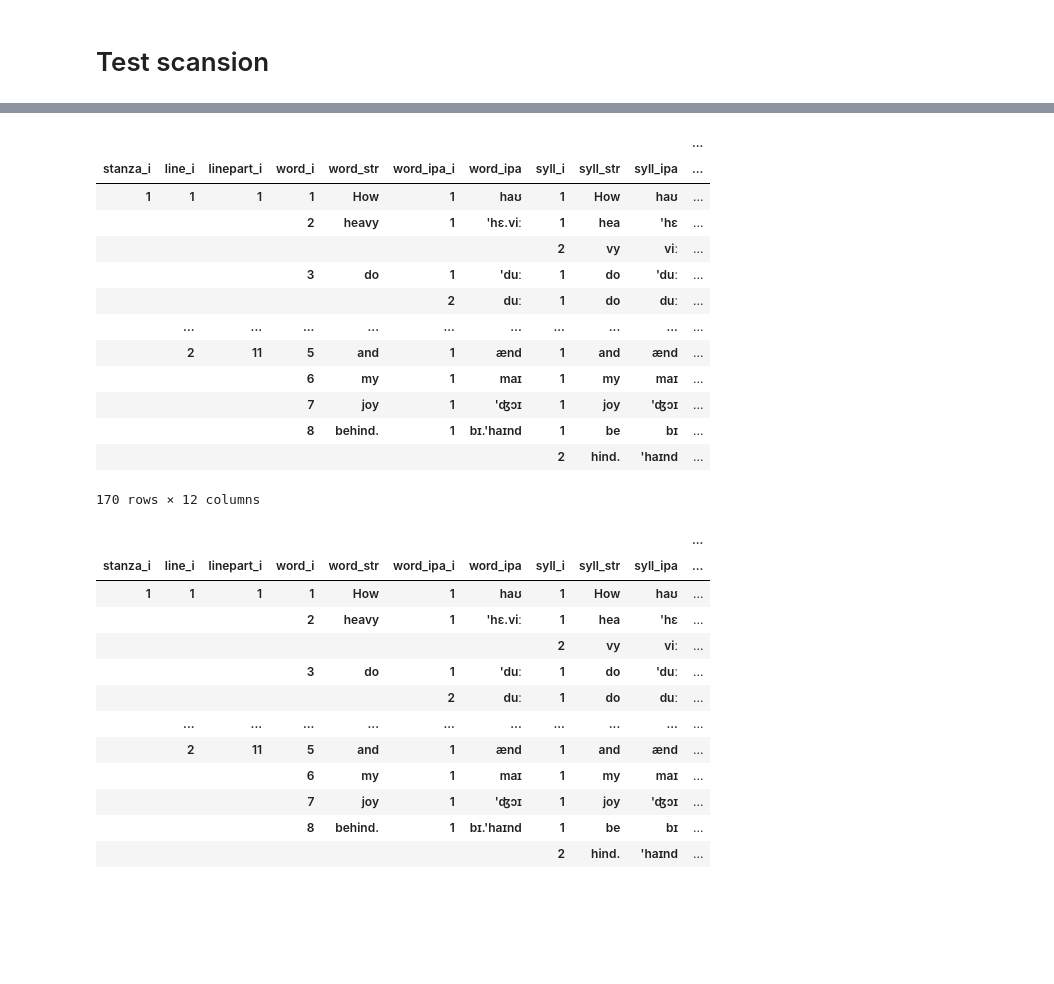
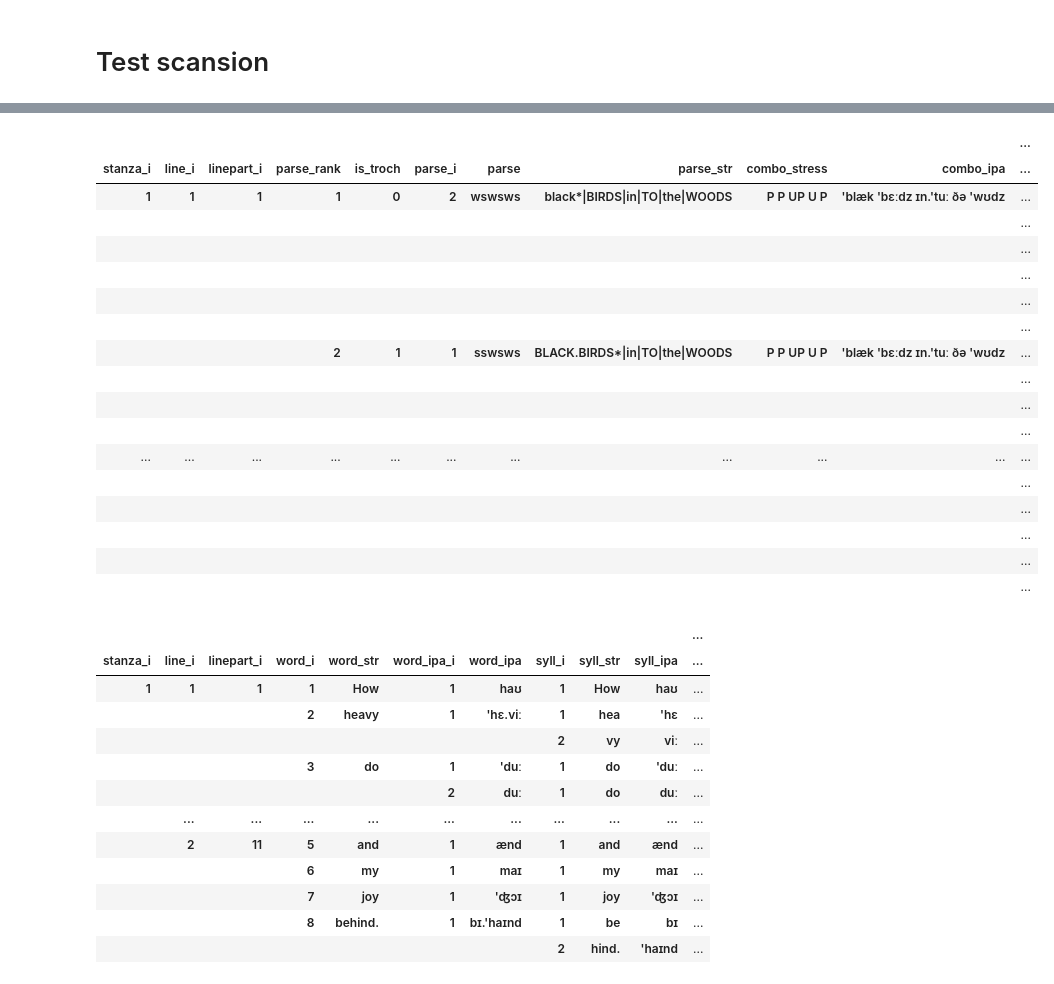
Before and after one commit to quadrismegistus/cadence, a Jupyter notebook: notebooks/test_db.ipynb, the cells around one changed output, grey strips where cells are left out. Drawn from its saved outputs; the diff is of its cells as text; code cells hidden in the pictures; blank space fills up the shorter version.

```diff
--- a/notebooks/test_db.ipynb
+++ b/notebooks/test_db.ipynb
@@ -204,20 +36,26 @@ scan(txt,phrasebreaks=True,linebreaks=False,num_proc=8)
-# %%
-scan(txt,phrasebreaks=True,linebreaks=False,num_proc=8)
-# %% [output]
-|  |  |  |  |  |  |  |  |  |  | ... |
-| stanza_i | line_i | linepart_i | word_i | word_str | word_ipa_i | word_ipa | syll_i | syll_str | syll_ipa | ... |
-| 1 | 1 | 1 | 1 | How | 1 | haʊ | 1 | How | haʊ | ... |
-|  |  |  | 2 | heavy | 1 | 'hɛ.viː | 1 | hea | 'hɛ | ... |
-|  |  |  |  |  |  |  | 2 | vy | viː | ... |
-|  |  |  | 3 | do | 1 | 'duː | 1 | do | 'duː | ... |
-|  |  |  |  |  | 2 | duː | 1 | do | duː | ... |
-|  | ... | ... | ... | ... | ... | ... | ... | ... | ... | ... |
-|  | 2 | 11 | 5 | and | 1 | ænd | 1 | and | ænd | ... |
-|  |  |  | 6 | my | 1 | maɪ | 1 | my | maɪ | ... |
-|  |  |  | 7 | joy | 1 | 'ʤɔɪ | 1 | joy | 'ʤɔɪ | ... |
-|  |  |  | 8 | behind. | 1 | bɪ.'haɪnd | 1 | be | bɪ | ... |
-|  |  |  |  |  |  |  | 2 | hind. | 'haɪnd | ... |
-170 rows × 12 columns
+# %%
+s='black birds into the woods, can you believe it or not'
+
+parse(s,prose=True)
+# %% [output]
+|  |  |  |  |  |  |  |  |  |  | ... |
+| stanza_i | line_i | linepart_i | parse_rank | is_troch | parse_i | parse | parse_str | combo_stress | combo_ipa | ... |
+| 1 | 1 | 1 | 1 | 0 | 2 | wswsws | black*|BIRDS|in|TO|the|WOODS | P P UP U P | 'blæk 'bɛːdz ɪn.'tuː ðə 'wʊdz | ... |
+|  |  |  |  |  |  |  |  |  |  | ... |
+|  |  |  |  |  |  |  |  |  |  | ... |
+|  |  |  |  |  |  |  |  |  |  | ... |
+|  |  |  |  |  |  |  |  |  |  | ... |
+|  |  |  |  |  |  |  |  |  |  | ... |
+|  |  |  | 2 | 1 | 1 | sswsws | BLACK.BIRDS*|in|TO|the|WOODS | P P UP U P | 'blæk 'bɛːdz ɪn.'tuː ðə 'wʊdz | ... |
+|  |  |  |  |  |  |  |  |  |  | ... |
+|  |  |  |  |  |  |  |  |  |  | ... |
+|  |  |  |  |  |  |  |  |  |  | ... |
+| ... | ... | ... | ... | ... | ... | ... | ... | ... | ... | ... |
+|  |  |  |  |  |  |  |  |  |  | ... |
+|  |  |  |  |  |  |  |  |  |  | ... |
+|  |  |  |  |  |  |  |  |  |  | ... |
+|  |  |  |  |  |  |  |  |  |  | ... |
+|  |  |  |  |  |  |  |  |  |  | ... |
 # %%
 scan(txt,prose=True)
 # %% [output]
```
Also changed, not shown: parts of 17 cells of this notebook, 8 other files.
